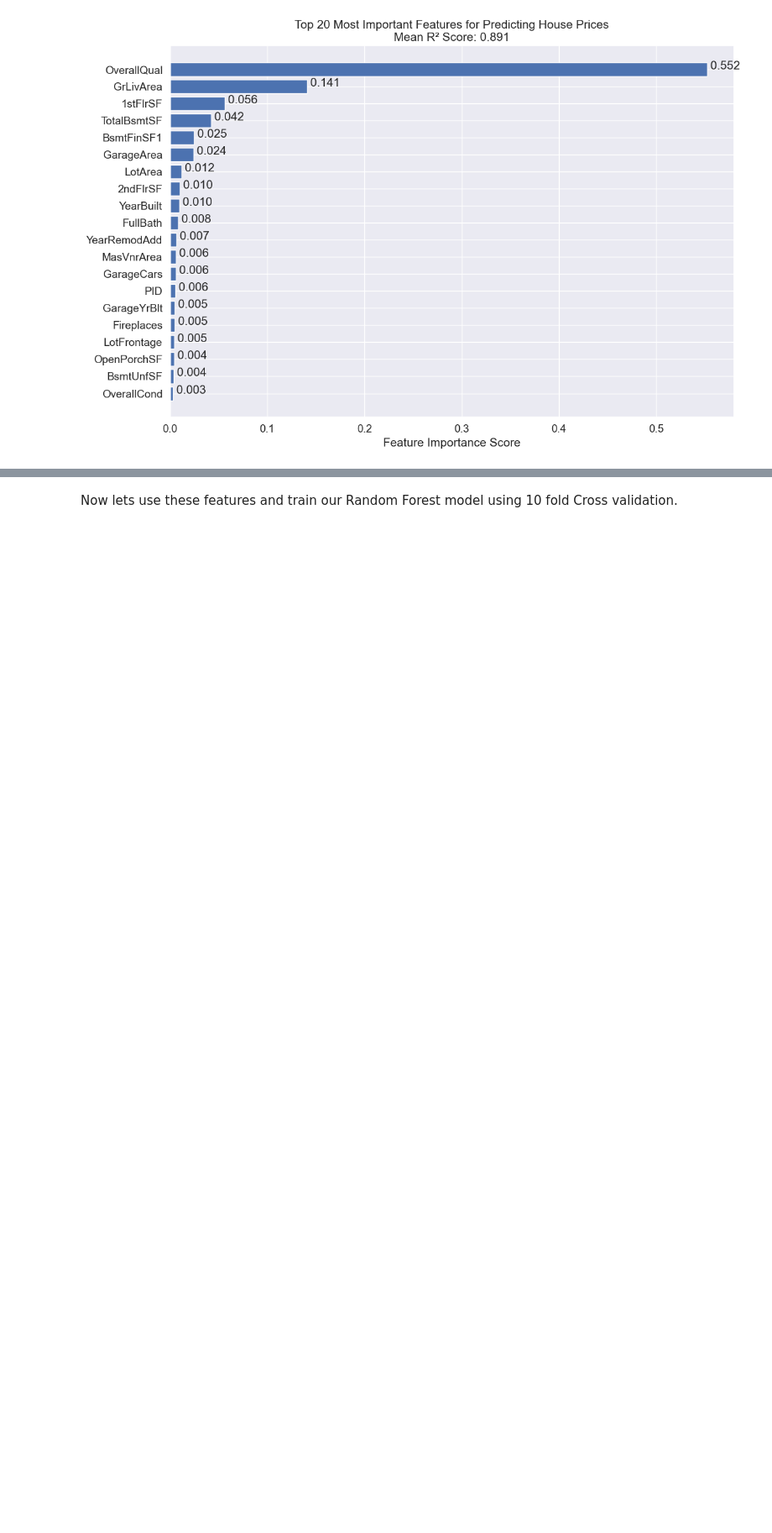
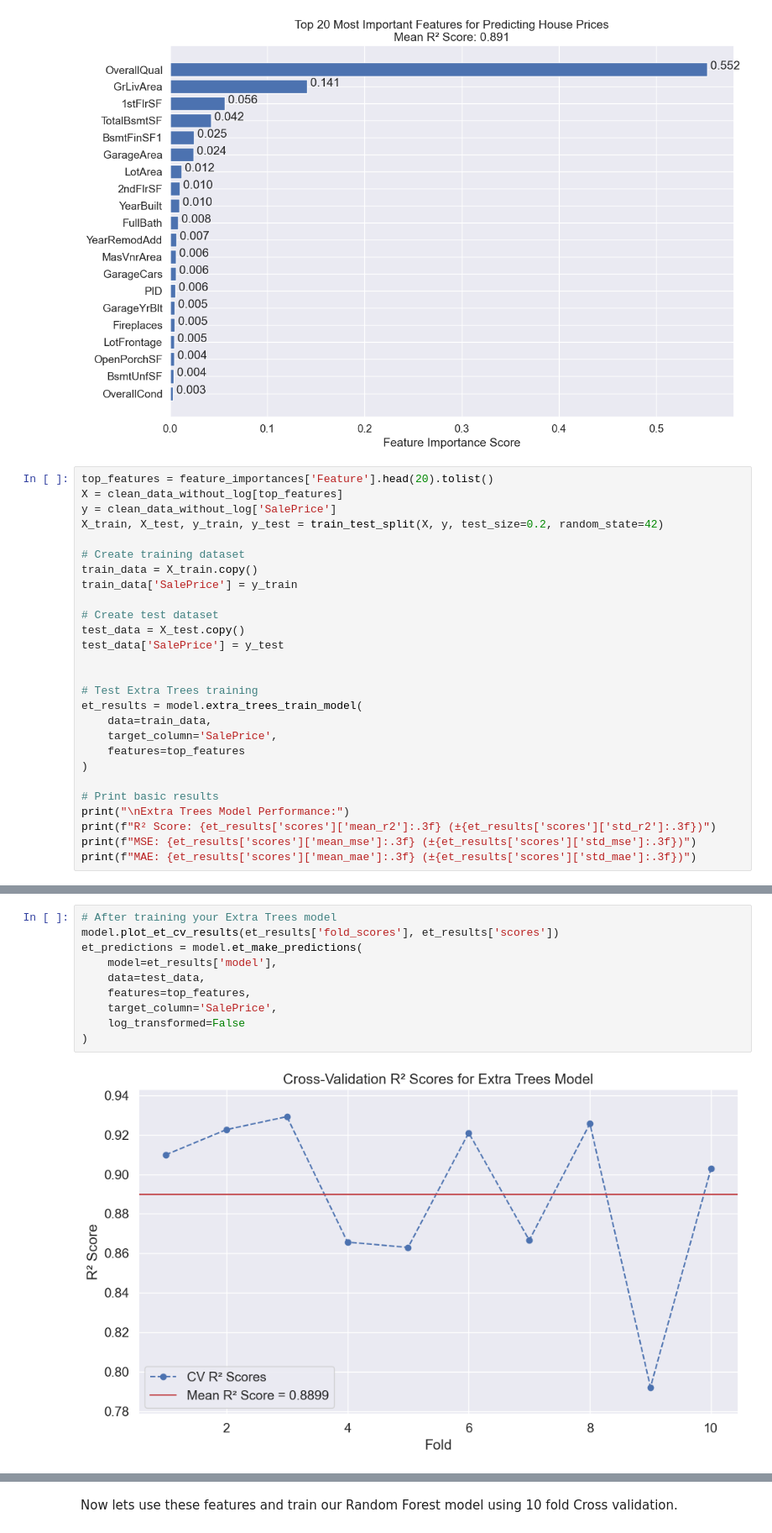
Before and after one commit to haidermumtaz/Machine-Learning-Project, a Jupyter notebook: housing_data_analysis.ipynb, the cells around one changed output, grey strips where cells are left out. Shown at 84% size. Drawn from its saved outputs; the diff is of its cells as text; blank space fills up the shorter version.

Commit message:
Final Push with all the models and the comparison

```diff
--- a/housing_data_analysis.ipynb
+++ b/housing_data_analysis.ipynb
@@ -295,3 +305,30 @@ Top 10 Most Important Features:
 7     YearBuilt    0.009809
 19     FullBath    0.008177
 [figure]
+# %%
+top_features = feature_importances['Feature'].head(20).tolist()
+X = clean_data_without_log[top_features]
+y = clean_data_without_log['SalePrice']
+X_train, X_test, y_train, y_test = train_test_split(X, y, test_size=0.2, random_state=42)
+
+# Create training dataset
+train_data = X_train.copy()
+train_data['SalePrice'] = y_train
+
+# Create test dataset
+test_data = X_test.copy()
+test_data['SalePrice'] = y_test
+
+
+# Test Extra Trees training
+et_results = model.extra_trees_train_model(
+    data=train_data,
+    target_column='SalePrice',
+    features=top_features
+)
+
+# Print basic results
+print("\nExtra Trees Model Performance:")
+print(f"R² Score: {et_results['scores']['mean_r2']:.3f} (±{et_results['scores']['std_r2']:.3f})")
+print(f"MSE: {et_results['scores']['mean_mse']:.3f} (±{et_results['scores']['std_mse']:.3f})")
+print(f"MAE: {et_results['scores']['mean_mae']:.3f} (±{et_results['scores']['std_mae']:.3f})")
@@ -297,0 +340,12 @@ Top 10 Most Important Features:
+# %%
+# After training your Extra Trees model
+model.plot_et_cv_results(et_results['fold_scores'], et_results['scores'])
+et_predictions = model.et_make_predictions(
+    model=et_results['model'],
+    data=test_data,
+    features=top_features,
+    target_column='SalePrice',
+    log_transformed=False
+)
+# %% [output]
+[figure, added]
```
Also changed, not shown: parts of 16 cells of this notebook, 3 other files.
